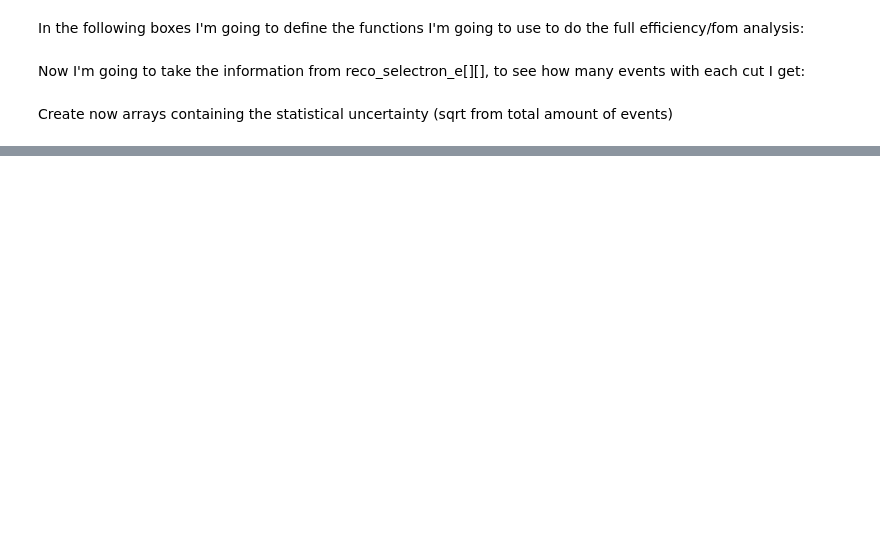
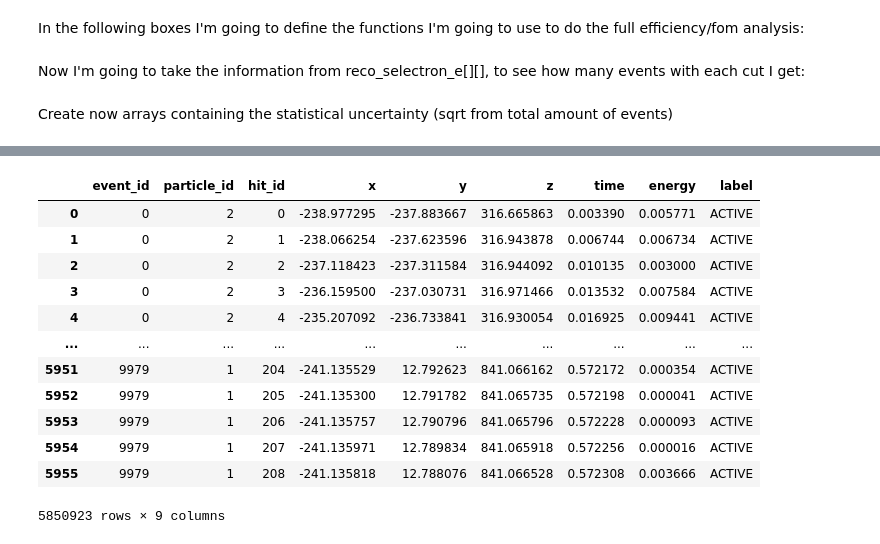
Before and after one commit to halmamol/NEXT_crispy-analysis, a Jupyter notebook: CMResults_NEXT100_halmazan.ipynb, the cells around one changed output, grey strips where cells are left out. Cells and saved outputs as stored; diff of their text form; code cells hidden in the pictures; blank space fills up the shorter version.

```diff
--- a/CMResults_NEXT100_halmazan.ipynb
+++ b/CMResults_NEXT100_halmazan.ipynb
@@ -1099,0 +1170,24 @@ myef.best_fom(e,b,fom,blobcut_energy)
+# %%
+#0nubb files
+true_list_0nubb_hits = []
+filepath_0nubb_true_hits = filepath+'0nubb/hits/'
+
+#loop over all the files, to read 'HITS' information
+for nfile in range(1,max0nubbf):
+
+    filename_0nubb_true_hits = filepath_0nubb_true_hits+f'next100.0nubb.{nfile}.deconv.h5'
+
+    try:
+        readfile_true_0nubb_hits = pd.read_hdf(filename_0nubb_true_hits, 'MC/hits')
+    except:
+        print('File {} not good'.format(filename_0nubb_true_hits))
+        continue
+
+    true_list_0nubb_hits.append(readfile_true_0nubb_hits)
+
+#'concat' command means: 'concatenate pandas objects along a particular
+# axis with optional set logic along the other axes.' -> following line
+# is needed to keep an order between the files
+
+true_0nubb_hits = pd.concat([dt for dt in true_list_0nubb_hits])
+true_0nubb_hits.columns
@@ -1099,0 +1223,16 @@ myef.best_fom(e,b,fom,blobcut_energy)
+# %%
+true_0nubb_hits
+# %% [output]
+|  | event_id | particle_id | hit_id | x | y | z | time | energy | label |
+| 0 | 0 | 2 | 0 | -238.977295 | -237.883667 | 316.665863 | 0.003390 | 0.005771 | ACTIVE |
+| 1 | 0 | 2 | 1 | -238.066254 | -237.623596 | 316.943878 | 0.006744 | 0.006734 | ACTIVE |
+| 2 | 0 | 2 | 2 | -237.118423 | -237.311584 | 316.944092 | 0.010135 | 0.003000 | ACTIVE |
+| 3 | 0 | 2 | 3 | -236.159500 | -237.030731 | 316.971466 | 0.013532 | 0.007584 | ACTIVE |
+| 4 | 0 | 2 | 4 | -235.207092 | -236.733841 | 316.930054 | 0.016925 | 0.009441 | ACTIVE |
+| ... | ... | ... | ... | ... | ... | ... | ... | ... | ... |
+| 5951 | 9979 | 1 | 204 | -241.135529 | 12.792623 | 841.066162 | 0.572172 | 0.000354 | ACTIVE |
+| 5952 | 9979 | 1 | 205 | -241.135300 | 12.791782 | 841.065735 | 0.572198 | 0.000041 | ACTIVE |
+| 5953 | 9979 | 1 | 206 | -241.135757 | 12.790796 | 841.065796 | 0.572228 | 0.000093 | ACTIVE |
+| 5954 | 9979 | 1 | 207 | -241.135971 | 12.789834 | 841.065918 | 0.572256 | 0.000016 | ACTIVE |
+| 5955 | 9979 | 1 | 208 | -241.135818 | 12.788076 | 841.066528 | 0.572308 | 0.003666 | ACTIVE |
+5850923 rows × 9 columns
```
Also changed, not shown: parts of 27 cells of this notebook.
